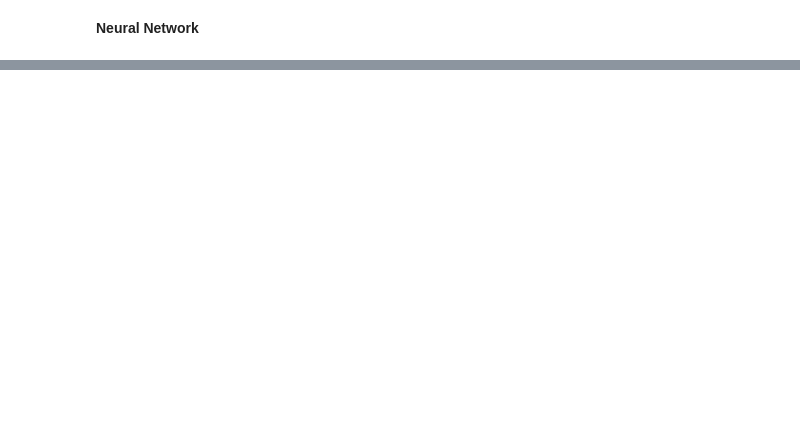
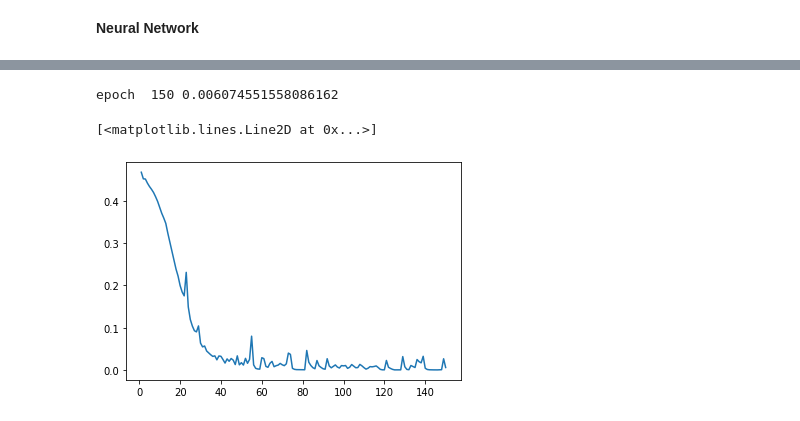
Before and after one commit to apof/Information-Retrieval---Data-Mining-, a Jupyter notebook: IRDM_Project2.ipynb, the cells around one changed output, grey strips where cells are left out. Saved outputs shown, nothing was run; the diff lists cells and outputs as text; code cells hidden in the pictures; blank space fills up the shorter version.

```diff
--- a/IRDM_Project2.ipynb
+++ b/IRDM_Project2.ipynb
@@ -814,0 +815,4 @@ device = torch.device("cuda" if torch.cuda.is_available() else "cpu")
+# %%
+batch_size= 64
+train_set = torch.utils.data.TensorDataset(train_passages_data, train_passages_lengths, train_queries_data, train_queries_lengths, train_labels)
+train_set_loader = torch.utils.data.DataLoader(train_set, batch_size=batch_size, shuffle=True)
@@ -825,7 +849,7 @@ params_dictionary['rnn_type'] = 'LSTM'
 params_dictionary['dropout'] = 0.0
 params_dictionary['rnn_layers_num'] = 1
 params_dictionary['attention_layer'] = True
-params_dictionary['concat_layer'] = [512,128,64]
+params_dictionary['concat_layer'] = [64,32]
 # %%
 class Attention(nn.Module):
     def __init__(self, device,hidden_size):
@@ -955,0 +1024,33 @@ class RnnClassifier(nn.Module):
+# %%
+model = RankingModel(device, params_dictionary,look_up_table)
+# %%
+loss_function = nn.CrossEntropyLoss()
+optimizer =  torch.optim.Adam(model.parameters(), lr=0.0001)
+
+loss = []
+
+epochs = 150
+
+for i in range(epochs):
+  loss_batches = []
+  for batch_index,training_batch in enumerate (train_set_loader,0):
+
+      passage_input, passage_lengths, query_input, query_lengths, labels = training_batch
+      labels,p_inputs,q_inputs,p_lengths,q_lengths = Variable(labels), Variable(passage_input), Variable(query_input), Variable(passage_lengths), Variable(query_lengths)
+      optimizer.zero_grad()
+      y_pred = model.forward(p_inputs,p_lengths,q_inputs,q_lengths)
+      single_loss = loss_function(y_pred,labels).to(device)
+      single_loss.backward()
+      optimizer.step()
+      loss_batches.append(single_loss.item())
+  loss.append(np.mean(np.array(loss_batches)))
+  print("epoch  " + str(i+1) + " " + str(loss[-1]))
+  clear_output(wait=True)
+# %% [output]
+epoch  150 0.006074551558086162
+# %%
+iters = [i+1 for i in range(epochs)]
+plt.plot(iters,loss)
+# %% [output]
+[<matplotlib.lines.Line2D at 0x...>]
+[figure, added]
```
Also changed, not shown: parts of 17 cells of this notebook.
